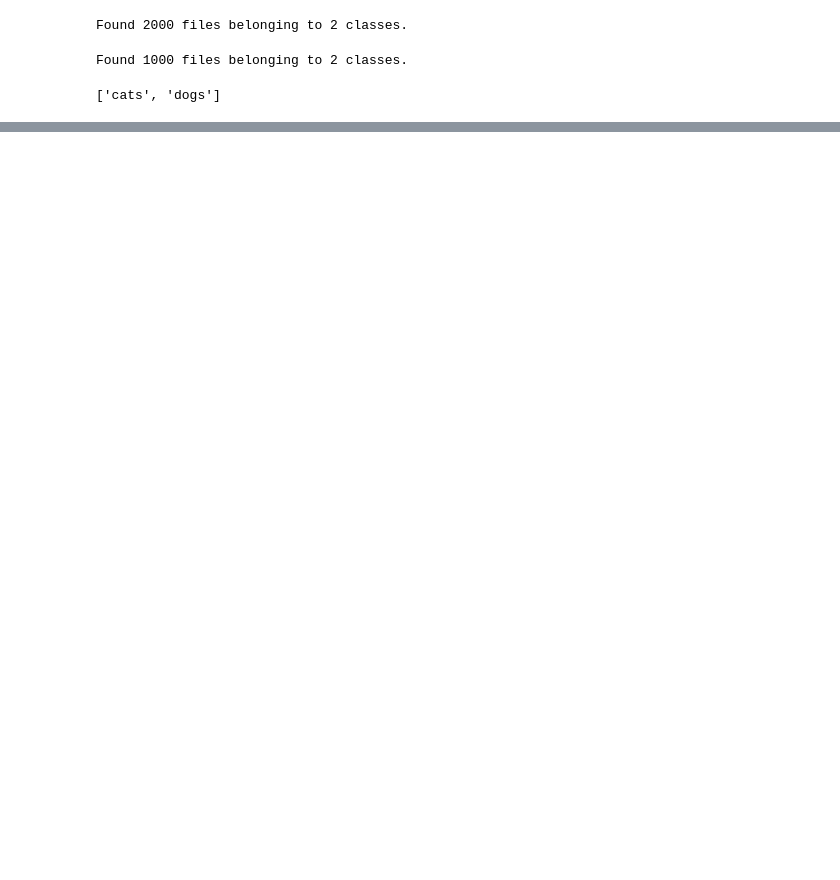
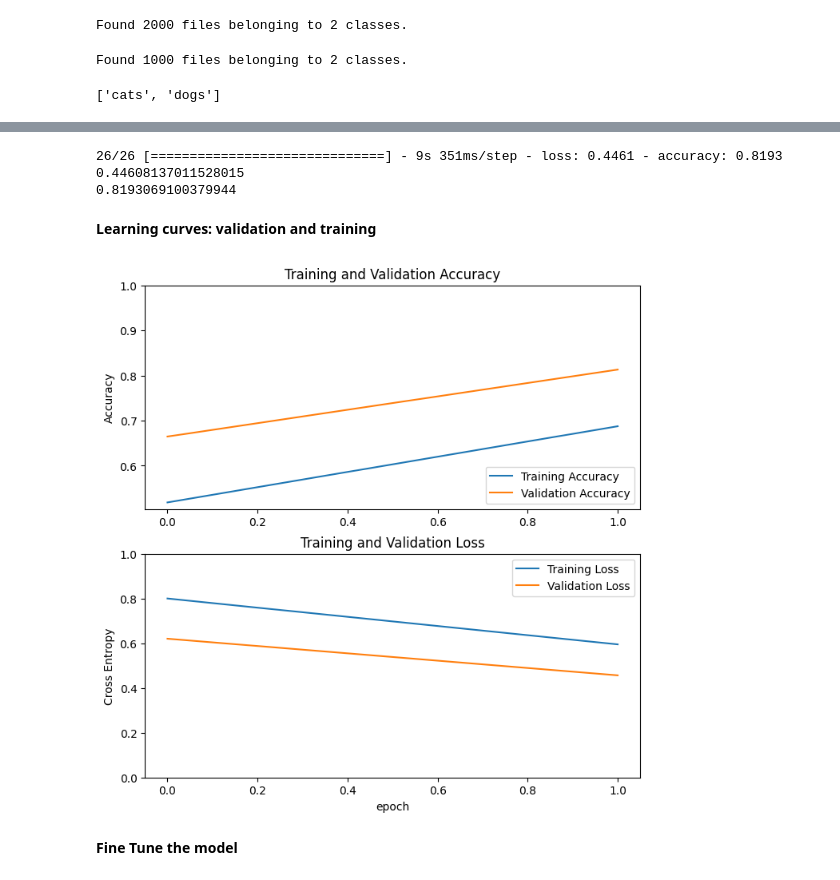
Before and after one commit to lamyeamaha/tensorflow-codes, a Jupyter notebook: Tensorflow_transfer_learning_on_cat_dog_dataset.ipynb, the cells around one changed output, grey strips where cells are left out. Cells and saved outputs as stored; diff of their text form; code cells hidden in the pictures; blank space fills up the shorter version.

```diff
--- a/Tensorflow_transfer_learning_on_cat_dog_dataset.ipynb
+++ b/Tensorflow_transfer_learning_on_cat_dog_dataset.ipynb
@@ -65,0 +225,5 @@ for (images,labels) in train_dataset.take(1):
+# %%
+base_learning_rate = 0.0001
+model.compile(optimizer=tf.keras.optimizers.Adam(learning_rate=base_learning_rate),
+              loss=tf.keras.losses.BinaryCrossentropy(from_logits=True),
+              metrics=[tf.keras.metrics.BinaryAccuracy(threshold=0, name='accuracy')])
@@ -65,0 +232,4 @@ for (images,labels) in train_dataset.take(1):
+# %%
+history = model.fit(train_dataset,
+                    epochs=2,
+                    validation_data=validation_dataset)
@@ -65,0 +241,40 @@ for (images,labels) in train_dataset.take(1):
+# %%
+loss, accuracy = model.evaluate(validation_dataset)
+#these values are changing each time i run the above line of code possibley dute to the way tensorflow use GPU
+print(loss)
+print(accuracy)
+# %% [output]
+26/26 [==============================] - 9s 351ms/step - loss: 0.4461 - accuracy: 0.8193
+0.44608137011528015
+0.8193069100379944
+# %% [markdown]
+**Learning curves:  validation and training**
+# %%
+acc = history.history['accuracy']
+val_acc = history.history['val_accuracy']
+
+loss = history.history['loss']
+val_loss = history.history['val_loss']
+
+plt.figure(figsize=(8, 8))
+plt.subplot(2, 1, 1)
+plt.plot(acc, label='Training Accuracy')
+plt.plot(val_acc, label='Validation Accuracy')
+plt.legend(loc='lower right')
+plt.ylabel('Accuracy')
+plt.ylim([min(plt.ylim()),1])
+plt.title('Training and Validation Accuracy')
+
+plt.subplot(2, 1, 2)
+plt.plot(loss, label='Training Loss')
+plt.plot(val_loss, label='Validation Loss')
+plt.legend(loc='upper right')
+plt.ylabel('Cross Entropy')
+plt.ylim([0,1.0])
+plt.title('Training and Validation Loss')
+plt.xlabel('epoch')
+plt.show()
+# %% [output]
+[figure, added]
+# %% [markdown]
+**Fine Tune the model**
```
Also changed, not shown: parts of 32 cells of this notebook.
